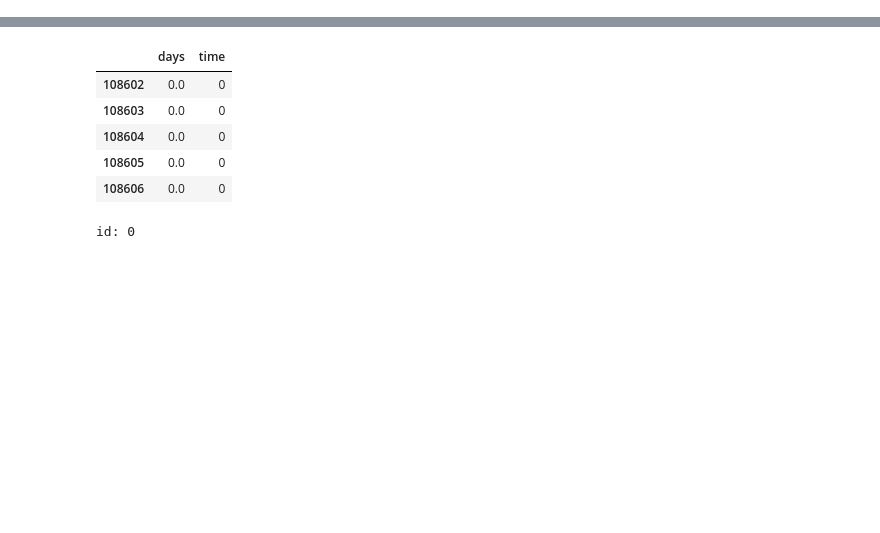
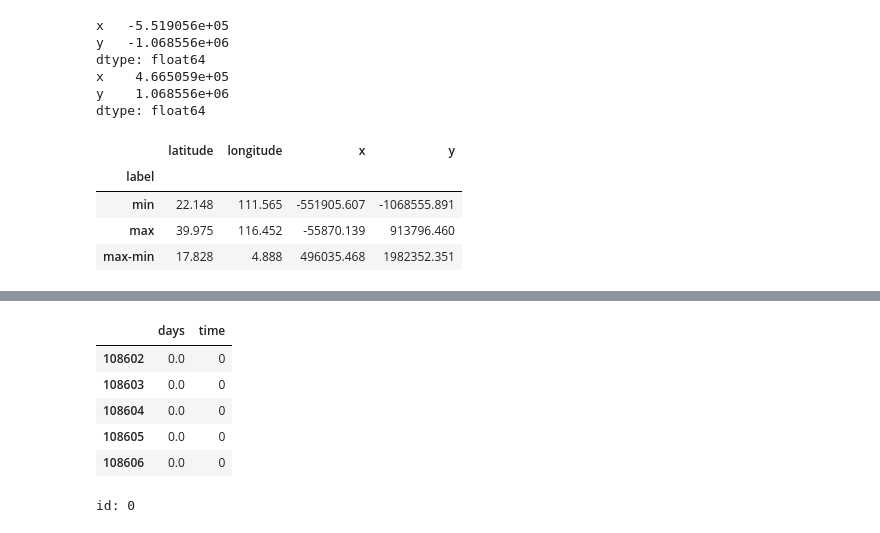
Before and after one commit to shkoma/geolife_timehetnet, a Jupyter notebook: data/geolife/preprocess.ipynb, the cells around one changed output, grey strips where cells are left out. Cells and saved outputs as stored; diff of their text form; code cells hidden in the pictures; blank space fills up the shorter version.

```diff
--- a/data/geolife/preprocess.ipynb
+++ b/data/geolife/preprocess.ipynb
@@ -1,3 +82,48 @@
+# %%
+valid_user_list = user_location_df_pre.index
+valid_user_list = pd.DataFrame({'valid_user_list':user_location_df_pre.index})
+# %%
+min_lat = 1000000
+min_lon = 1000000
+max_lat = 0
+max_lon = 0
+
+X = ['latitude', 'longitude', 'x', 'y']
+user_min_df = pd.DataFrame(columns=X)
+user_max_df = pd.DataFrame(columns=X)
+for user_id in valid_user_list['valid_user_list']:
+    # user_id = getUserId(id)
+    csv_file = './Data/' + user_id + '/csv/' + user_id + '_converted.csv'
+    user0 = pd.read_csv(csv_file)
+    min_df = pd.DataFrame(data=user0[X].min()).transpose()
+    max_df = pd.DataFrame(data=user0[X].max()).transpose()
+
+    user_min_df = pd.concat([user_min_df, min_df])
+    user_max_df = pd.concat([user_max_df, max_df])
+# %%
+print(user_min_df[['x', 'y']].min())
+print(user_max_df[['x', 'y']].max())
+# %% [output]
+x   -5.519056e+05
+y   -1.068556e+06
+dtype: float64
+x    4.665059e+05
+y    1.068556e+06
+dtype: float64
+# %%
+df_min = pd.DataFrame(user_min_df.min()).transpose()
+df_max = pd.DataFrame(user_min_df.max()).transpose()
+df_max_min = pd.DataFrame(user_min_df.max()-user_min_df.min()).transpose()
+df_diff = pd.concat([df_min, df_max, df_max_min])
+df_diff['label'] = ['min', 'max', 'max-min']
+
+round(df_diff.set_index('label'), 3)
+# %% [output]
+|  | latitude | longitude | x | y |
+| label |  |  |  |  |
+| min | 22.148 | 111.565 | -551905.607 | -1068555.891 |
+| max | 39.975 | 116.452 | -55870.139 | 913796.460 |
+| max-min | 17.828 | 4.888 | 496035.468 | 1982352.351 |
 # %%
 from convert_minmax_location import LocationPreprocessor
 import pandas as pd
```
Also changed, not shown: parts of 3 cells of this notebook, 5 other files.
